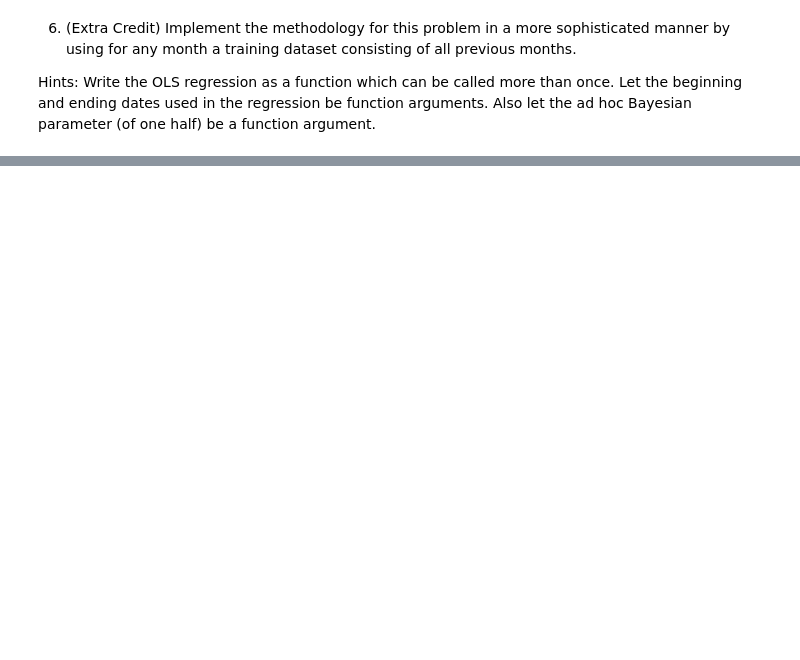
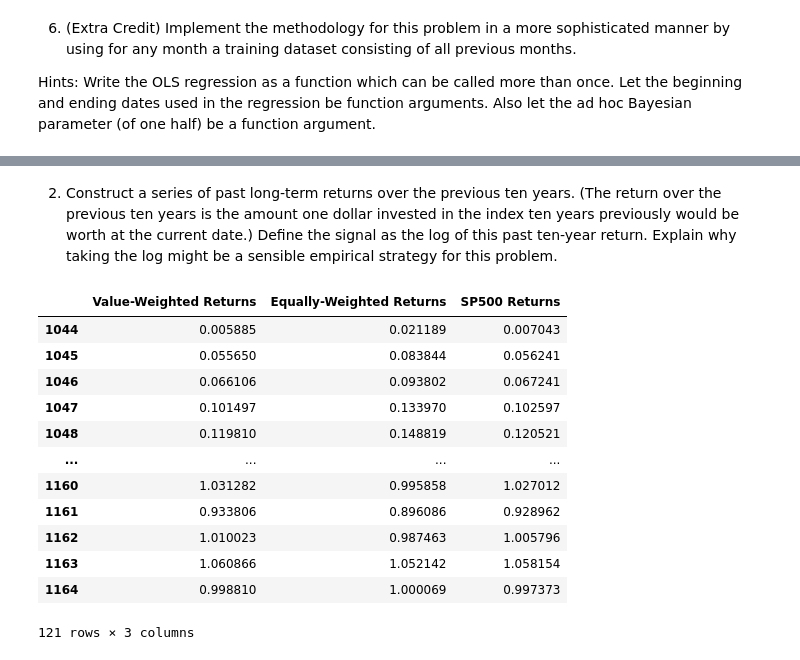
Before and after one commit to thejameszhang/fall2023, a Jupyter notebook: bufn400/homework/BUFN400-bhw05-portfolio-optimization-01.ipynb, the cells around one changed output, grey strips where cells are left out. Cells and saved outputs as stored; diff of their text form; code cells hidden in the pictures; blank space fills up the shorter version.

```diff
--- a/bufn400/homework/BUFN400-bhw05-portfolio-optimization-01.ipynb
+++ b/bufn400/homework/BUFN400-bhw05-portfolio-optimization-01.ipynb
@@ -265,0 +451,22 @@ As before, divide the entire time period into a training period and testing peri
+# %% [markdown]
+2. Construct a series of past long-term returns over the previous ten years. (The return over the previous ten years is the amount one dollar invested in the index ten years previously would be worth at the current date.) Define the signal as the log of this past ten-year return. Explain why taking the log might be a sensible empirical strategy for this problem.
+# %%
+past_10y = df.iloc[-121:]
+returns = pd.DataFrame({"Value-Weighted Returns": np.log(np.cumprod(1 + past_10y["vwretx"])),
+                        "Equally-Weighted Returns": np.log(np.cumprod(1 + past_10y["ewretx"])),
+                        "SP500 Returns": np.log(np.cumprod(1 + past_10y["sprtrn"]))})
+returns
+# %% [output]
+|  | Value-Weighted Returns | Equally-Weighted Returns | SP500 Returns |
+| 1044 | 0.005885 | 0.021189 | 0.007043 |
+| 1045 | 0.055650 | 0.083844 | 0.056241 |
+| 1046 | 0.066106 | 0.093802 | 0.067241 |
+| 1047 | 0.101497 | 0.133970 | 0.102597 |
+| 1048 | 0.119810 | 0.148819 | 0.120521 |
+| ... | ... | ... | ... |
+| 1160 | 1.031282 | 0.995858 | 1.027012 |
+| 1161 | 0.933806 | 0.896086 | 0.928962 |
+| 1162 | 1.010023 | 0.987463 | 1.005796 |
+| 1163 | 1.060866 | 1.052142 | 1.058154 |
+| 1164 | 0.998810 | 1.000069 | 0.997373 |
+121 rows × 3 columns
```
Also changed, not shown: parts of 28 cells of this notebook, 24 other files.
